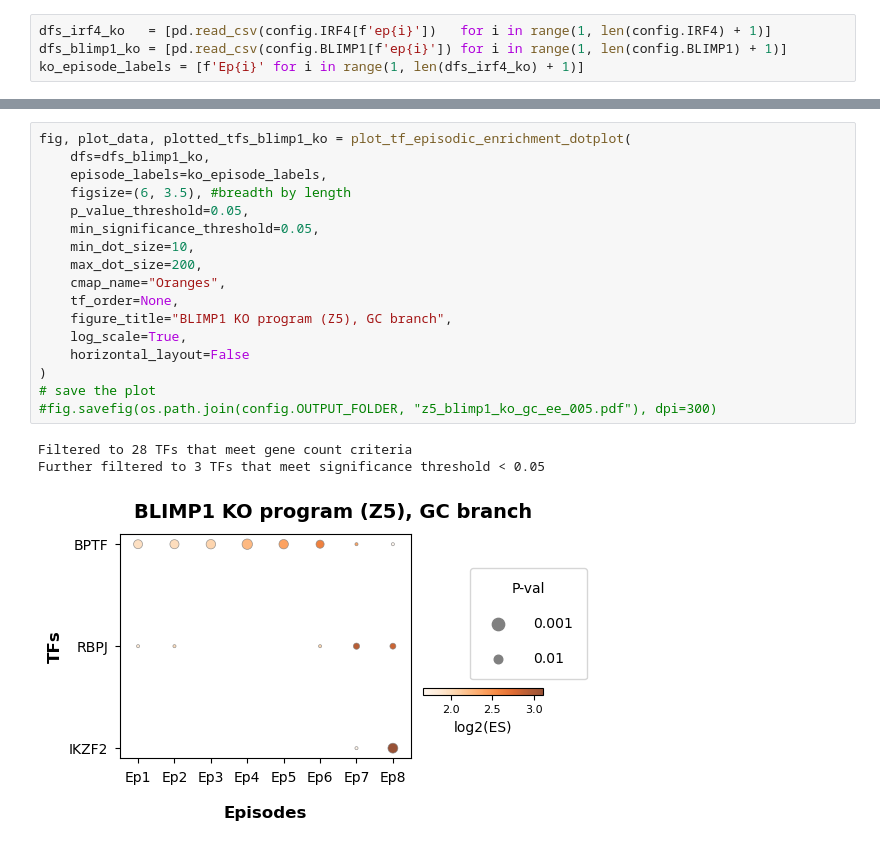
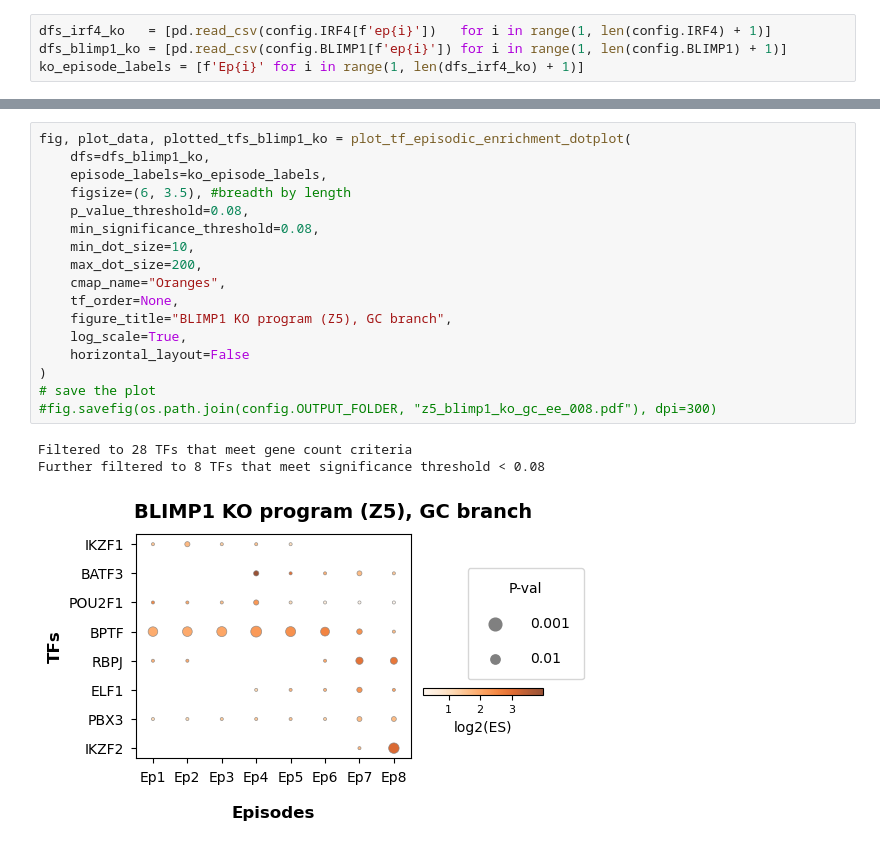
Before and after one commit to sachha-naksha/firefate_notebooks, a Jupyter notebook: temporal/analysis/Fig5_episodic_enrichment.ipynb, the cells around one changed output, grey strips where cells are left out. Cells and saved outputs as stored; diff of their text form.

```diff
--- a/temporal/analysis/Fig5_episodic_enrichment.ipynb
+++ b/temporal/analysis/Fig5_episodic_enrichment.ipynb
@@ -48,21 +50,21 @@ Further filtered to 4 TFs that meet significance threshold < 0.05
 # %%
 fig, plot_data, plotted_tfs_blimp1_ko = plot_tf_episodic_enrichment_dotplot(
     dfs=dfs_blimp1_ko,
     episode_labels=ko_episode_labels,
     figsize=(6, 3.5), #breadth by length
-    p_value_threshold=0.05,
-    min_significance_threshold=0.05,
+    p_value_threshold=0.08,
+    min_significance_threshold=0.08,
     min_dot_size=10,
     max_dot_size=200,
     cmap_name="Oranges",
     tf_order=None,
     figure_title="BLIMP1 KO program (Z5), GC branch",
     log_scale=True,
     horizontal_layout=False
 )
 # save the plot
-#fig.savefig(os.path.join(config.OUTPUT_FOLDER, "z5_blimp1_ko_gc_ee_005.pdf"), dpi=300)
+#fig.savefig(os.path.join(config.OUTPUT_FOLDER, "z5_blimp1_ko_gc_ee_008.pdf"), dpi=300)
 # %% [output]
 Filtered to 28 TFs that meet gene count criteria
-Further filtered to 3 TFs that meet significance threshold < 0.05
+Further filtered to 8 TFs that meet significance threshold < 0.08
-[figure, old version]
+[figure, new version]
```
Also changed, not shown: parts of 3 cells of this notebook.
